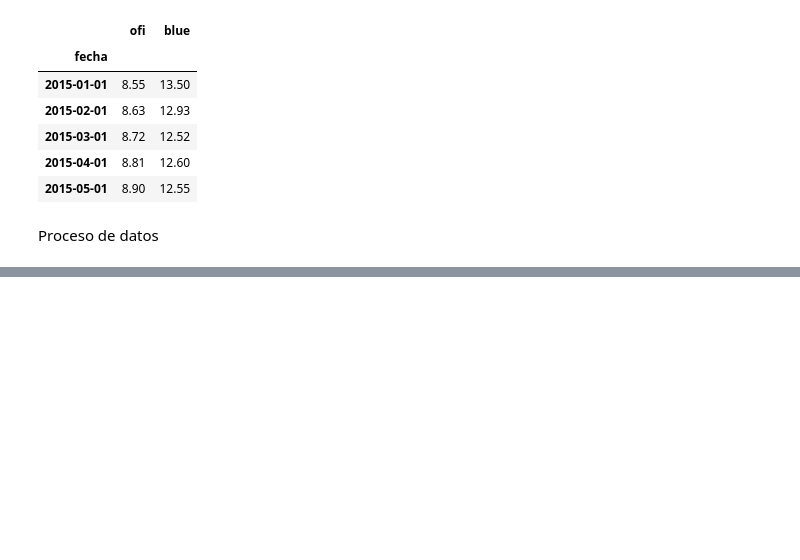
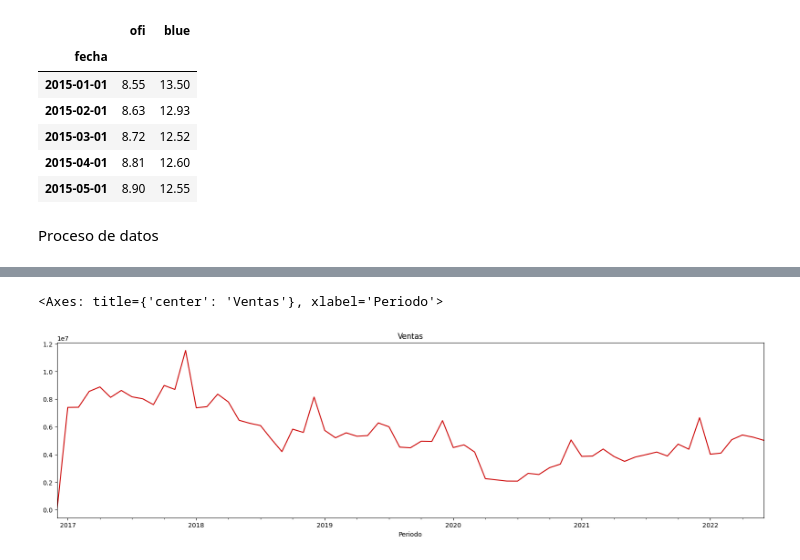
Before and after one commit to waldof86/AST, a Jupyter notebook: TP2/TP2.ipynb, the cells around one changed output, grey strips where cells are left out. Saved outputs shown, nothing was run; the diff lists cells and outputs as text; code cells hidden in the pictures; blank space fills up the shorter version.

```diff
--- a/TP2/TP2.ipynb
+++ b/TP2/TP2.ipynb
@@ -388,0 +480,11 @@ df_vent = pd.merge(df_vent, df_clima, left_on='Periodo', right_on='fecha', how='
+# %%
+def sumarizar_ventas(df):
+    res = pd.DataFrame(df.groupby(by='Periodo').ventas_ajustado.sum())
+    return res
+# %%
+tema = tema_rojo
+sum_train = sumarizar_ventas(train)
+sum_train.ventas_ajustado.plot(figsize=(20,5), title = 'Ventas', color = tema[0])
+# %% [output]
+<Axes: title={'center': 'Ventas'}, xlabel='Periodo'>
+[figure, added]
```
Also changed, not shown: parts of 34 cells of this notebook, 13 other files.
